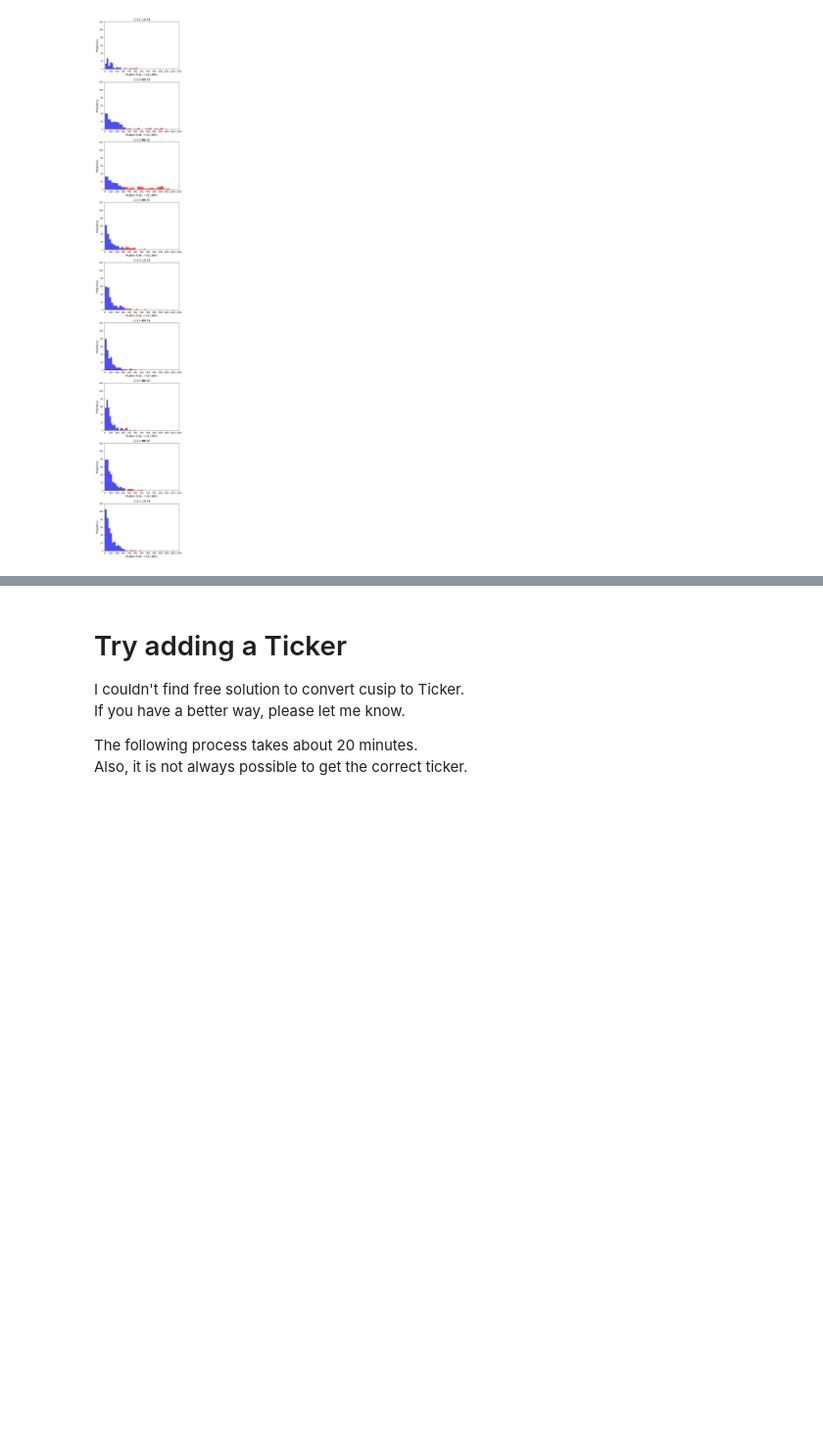
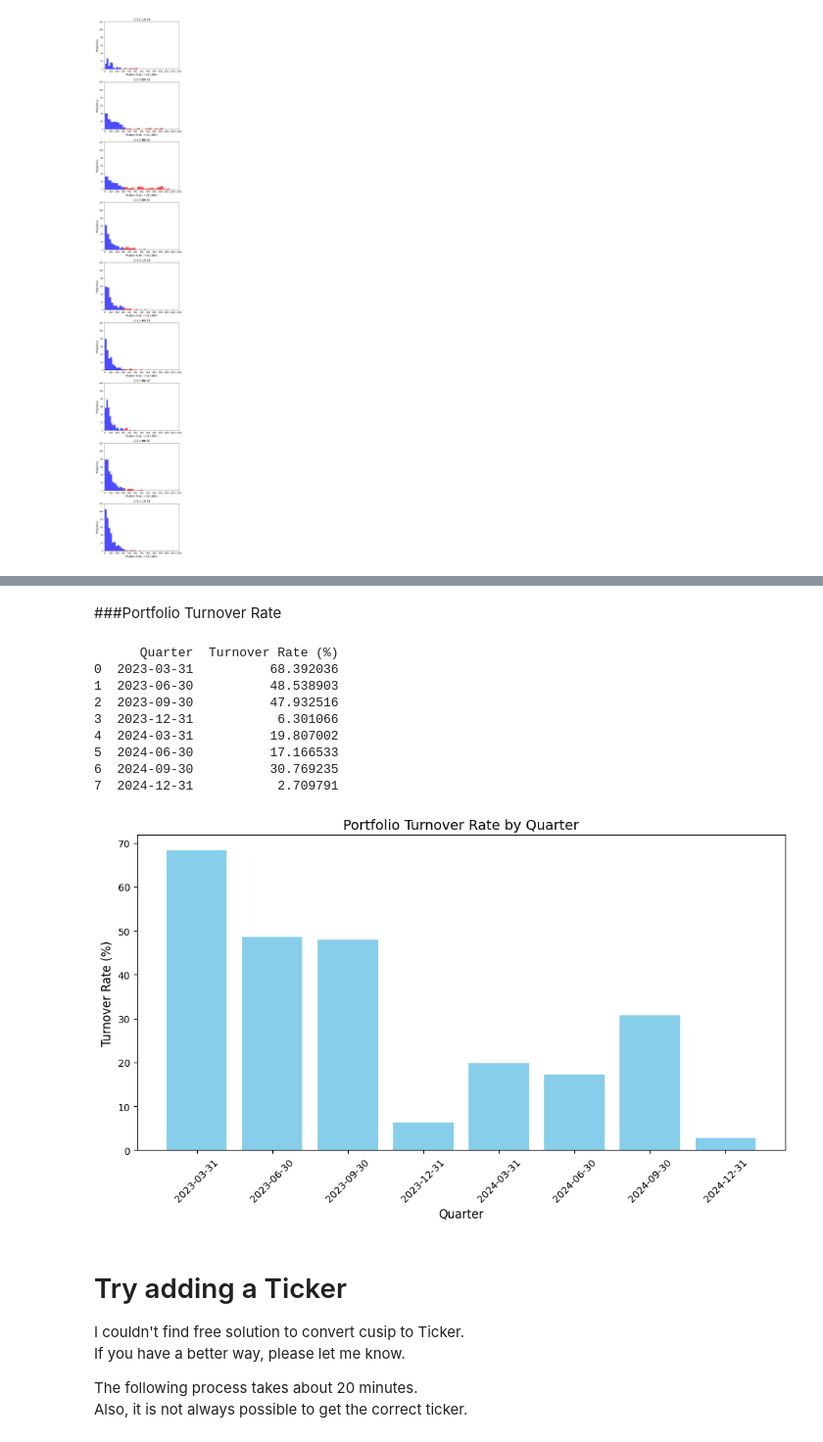
Before and after one commit to Kei-Sanada/Holdings-of-Numerai-GP-LLC, a Jupyter notebook: Analysis_Numerai_GP.ipynb, the cells around one changed output, grey strips where cells are left out. Shown at 98% size. Cells and saved outputs as stored; diff of their text form; code cells hidden in the pictures; blank space fills up the shorter version.

```diff
--- a/Analysis_Numerai_GP.ipynb
+++ b/Analysis_Numerai_GP.ipynb
@@ -254,3 +349,50 @@ plt.show()
+# %% [markdown]
+###Portfolio Turnover Rate
+# %%
+# Calculate the total assets for each quarter
+quarterly_totals = numerai_13f_history.iloc[:, 2:].sum()
+
+# Calculate the turnover values (absolute difference of consecutive totals)
+turnover_values = quarterly_totals.diff().abs()
+
+# Calculate the average balance
+average_balance = (quarterly_totals + quarterly_totals.shift(1)) / 2
+
+# Calculate the turnover rate and convert to percentage
+turnover_rate = (turnover_values / average_balance) * 100  # Convert to percentage
+
+# Compile the results into a DataFrame
+turnover_df = pd.DataFrame({
+    "Quarter": pd.to_datetime(quarterly_totals.index).strftime('%Y-%m-%d'), # Convert index to datetime
+    "Turnover Rate (%)": turnover_rate  # Update column name to reflect percentage
+}).dropna()
+
+# Reset index for cleaner display
+turnover_df.reset_index(drop=True, inplace=True)
+
+# Output the formatted table
+print(turnover_df)
+
+# Plot the graph
+plt.figure(figsize=(10, 6))
+plt.bar(turnover_df["Quarter"], turnover_df["Turnover Rate (%)"], color='skyblue')
+plt.title("Portfolio Turnover Rate by Quarter", fontsize=14)
+plt.xlabel("Quarter", fontsize=12)
+plt.ylabel("Turnover Rate (%)", fontsize=12)  # Update label to percentage
+plt.xticks(rotation=45)
+plt.tight_layout()
+plt.show()
+# %% [output]
+      Quarter  Turnover Rate (%)
+0  2023-03-31          68.392036
+1  2023-06-30          48.538903
+2  2023-09-30          47.932516
+3  2023-12-31           6.301066
+4  2024-03-31          19.807002
+5  2024-06-30          17.166533
+6  2024-09-30          30.769235
+7  2024-12-31           2.709791
+[figure, added]
 # %% [markdown]
 # Try adding a Ticker
 I couldn't find free solution to convert cusip to Ticker.\
```
Also changed, not shown: parts of 7 cells of this notebook.
